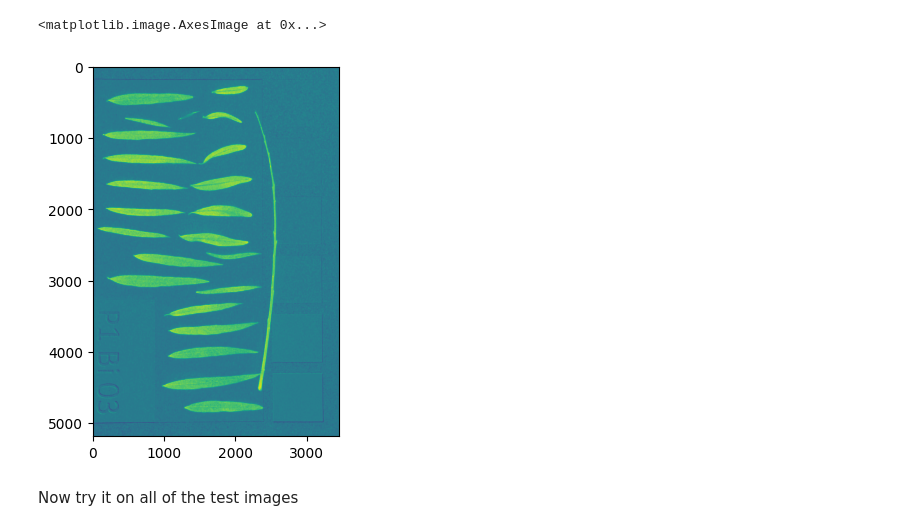
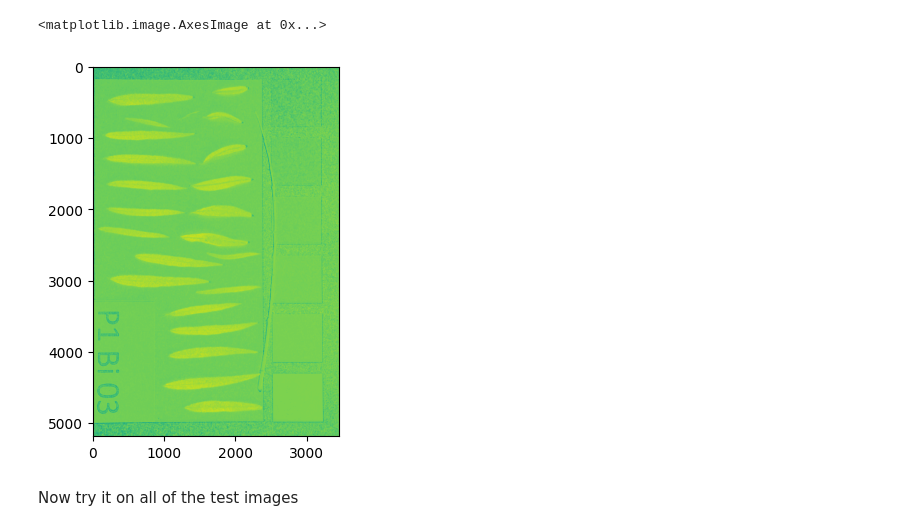
Before and after one commit to dustydells/mtech_reu_plants, a Jupyter notebook: apply_vegetative_index.ipynb, the cells around one changed output. Cells and saved outputs as stored; diff of their text form; code cells hidden in the pictures.

Commit message:
have results for GRVI

```diff
--- a/apply_vegetative_index.ipynb
+++ b/apply_vegetative_index.ipynb
@@ -14,12 +14,12 @@ img = cv2.imread('test_photos/test_image_22.jpg')
 
 # GRVI_index = (green - red) / (green + red)
 # %%
-exg_img = apply_vegetative_index(img, index_type='exg')
+vegetated_img = apply_vegetative_index(img, index_type='grvi')
 
-plt.imshow(exg_img)
+plt.imshow(vegetated_img)
 # %% [output]
 <matplotlib.image.AxesImage at 0x...>
-[figure, old version]
+[figure, new version]
 # %% [markdown]
 Now try it on all of the test images
 # %%
```
Also changed, not shown: parts of 1 cell of this notebook, 33 other files.
